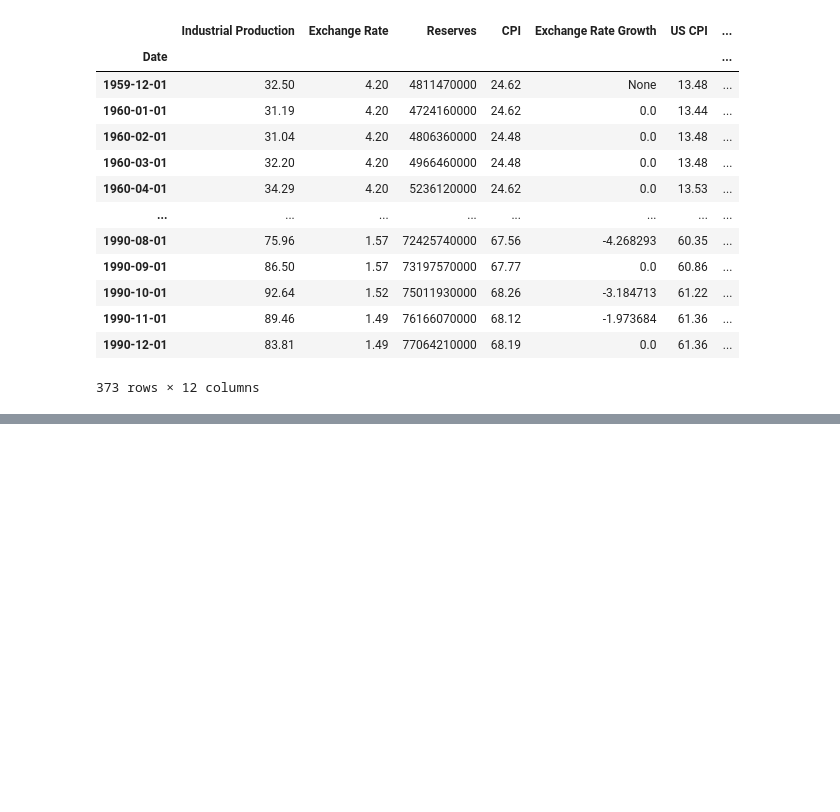
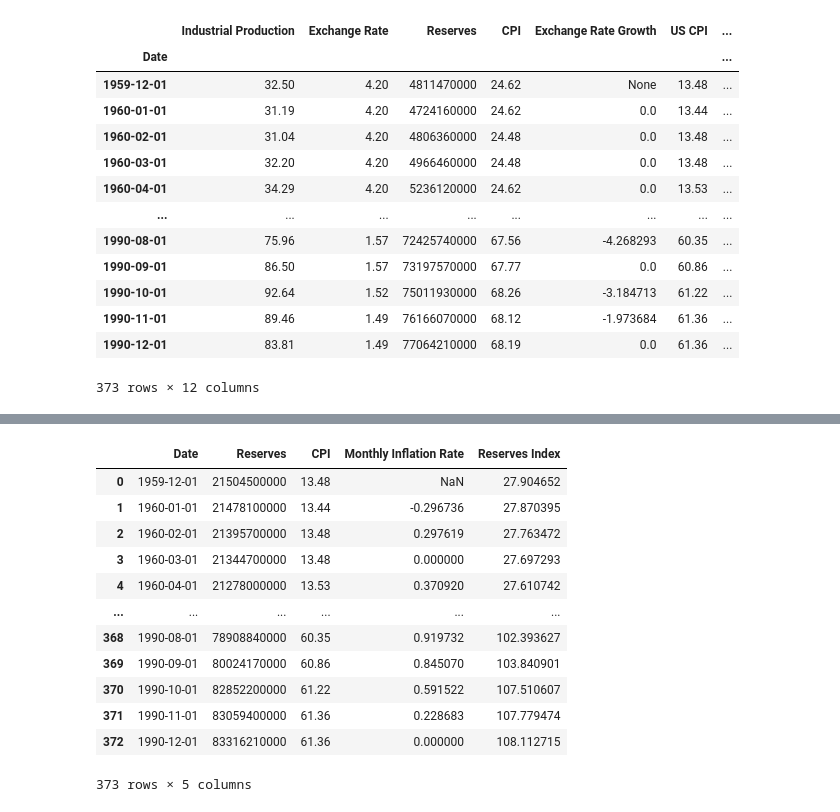
Before and after one commit to a-conga/EC1B1-Project-, a Jupyter notebook: code.ipynb, the cells around one changed output, grey strips where cells are left out. Cells and saved outputs as stored; diff of their text form; code cells hidden in the pictures; blank space fills up the shorter version.

```diff
--- a/code.ipynb
+++ b/code.ipynb
@@ -456,0 +534,16 @@ KeyError: 'Reserves'
+# %%
+us_df
+# %% [output]
+|  | Date | Reserves | CPI | Monthly Inflation Rate | Reserves Index |
+| 0 | 1959-12-01 | 21504500000 | 13.48 | NaN | 27.904652 |
+| 1 | 1960-01-01 | 21478100000 | 13.44 | -0.296736 | 27.870395 |
+| 2 | 1960-02-01 | 21395700000 | 13.48 | 0.297619 | 27.763472 |
+| 3 | 1960-03-01 | 21344700000 | 13.48 | 0.000000 | 27.697293 |
+| 4 | 1960-04-01 | 21278000000 | 13.53 | 0.370920 | 27.610742 |
+| ... | ... | ... | ... | ... | ... |
+| 368 | 1990-08-01 | 78908840000 | 60.35 | 0.919732 | 102.393627 |
+| 369 | 1990-09-01 | 80024170000 | 60.86 | 0.845070 | 103.840901 |
+| 370 | 1990-10-01 | 82852200000 | 61.22 | 0.591522 | 107.510607 |
+| 371 | 1990-11-01 | 83059400000 | 61.36 | 0.228683 | 107.779474 |
+| 372 | 1990-12-01 | 83316210000 | 61.36 | 0.000000 | 108.112715 |
+373 rows × 5 columns
```
Also changed, not shown: parts of 9 cells of this notebook.
